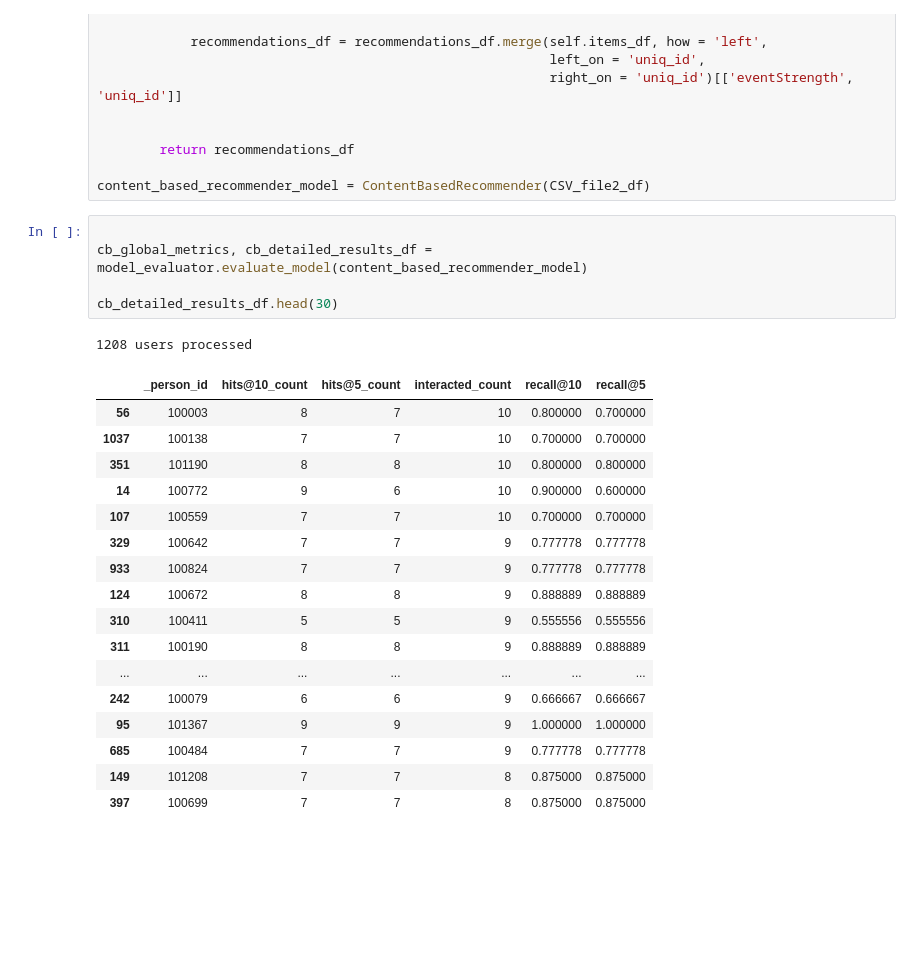
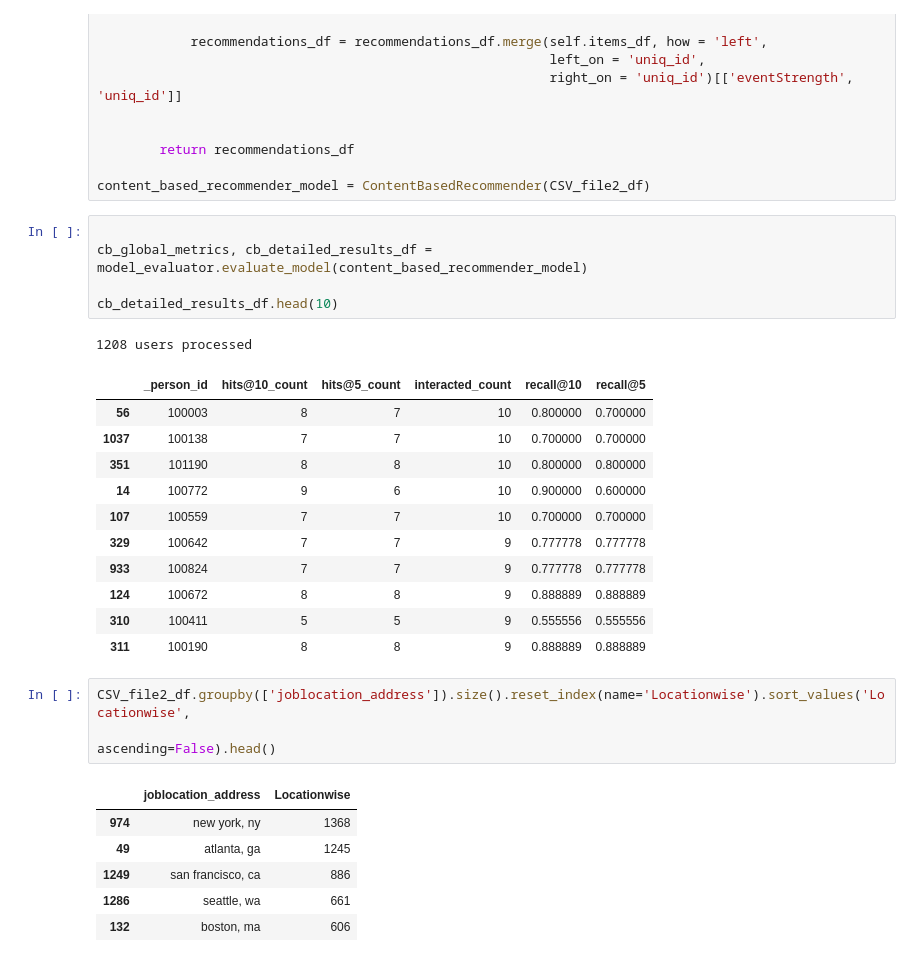
Before and after one commit to borisfidler/boris-python, a Jupyter notebook: Master-Rad/DrugiSet.ipynb, the cells around one changed output. Drawn from its saved outputs; the diff is of its cells as text; blank space fills up the shorter version.

```diff
--- a/Master-Rad/DrugiSet.ipynb
+++ b/Master-Rad/DrugiSet.ipynb
@@ -417,24 +417,28 @@ content_based_recommender_model = ContentBasedRecommender(CSV_file2_df)
 # %%
 
 cb_global_metrics, cb_detailed_results_df = model_evaluator.evaluate_model(content_based_recommender_model)
 
-cb_detailed_results_df.head(30)
+cb_detailed_results_df.head(10)
 # %% [output]
 1208 users processed
 |  | _person_id | hits@10_count | hits@5_count | interacted_count | recall@10 | recall@5 |
 | 56 | 100003 | 8 | 7 | 10 | 0.800000 | 0.700000 |
 | 1037 | 100138 | 7 | 7 | 10 | 0.700000 | 0.700000 |
 | 351 | 101190 | 8 | 8 | 10 | 0.800000 | 0.800000 |
 | 14 | 100772 | 9 | 6 | 10 | 0.900000 | 0.600000 |
 | 107 | 100559 | 7 | 7 | 10 | 0.700000 | 0.700000 |
 | 329 | 100642 | 7 | 7 | 9 | 0.777778 | 0.777778 |
 | 933 | 100824 | 7 | 7 | 9 | 0.777778 | 0.777778 |
 | 124 | 100672 | 8 | 8 | 9 | 0.888889 | 0.888889 |
 | 310 | 100411 | 5 | 5 | 9 | 0.555556 | 0.555556 |
 | 311 | 100190 | 8 | 8 | 9 | 0.888889 | 0.888889 |
-| ... | ... | ... | ... | ... | ... | ... |
-| 242 | 100079 | 6 | 6 | 9 | 0.666667 | 0.666667 |
-| 95 | 101367 | 9 | 9 | 9 | 1.000000 | 1.000000 |
-| 685 | 100484 | 7 | 7 | 9 | 0.777778 | 0.777778 |
-| 149 | 101208 | 7 | 7 | 8 | 0.875000 | 0.875000 |
-| 397 | 100699 | 7 | 7 | 8 | 0.875000 | 0.875000 |
+# %%
+CSV_file2_df.groupby(['joblocation_address']).size().reset_index(name='Locationwise').sort_values('Locationwise',
+                                                                                        ascending=False).head()
+# %% [output]
+|  | joblocation_address | Locationwise |
+| 974 | new york, ny | 1368 |
+| 49 | atlanta, ga | 1245 |
+| 1249 | san francisco, ca | 886 |
+| 1286 | seattle, wa | 661 |
+| 132 | boston, ma | 606 |
```
Also changed, not shown: parts of 1 cell of this notebook, 1 other file.
